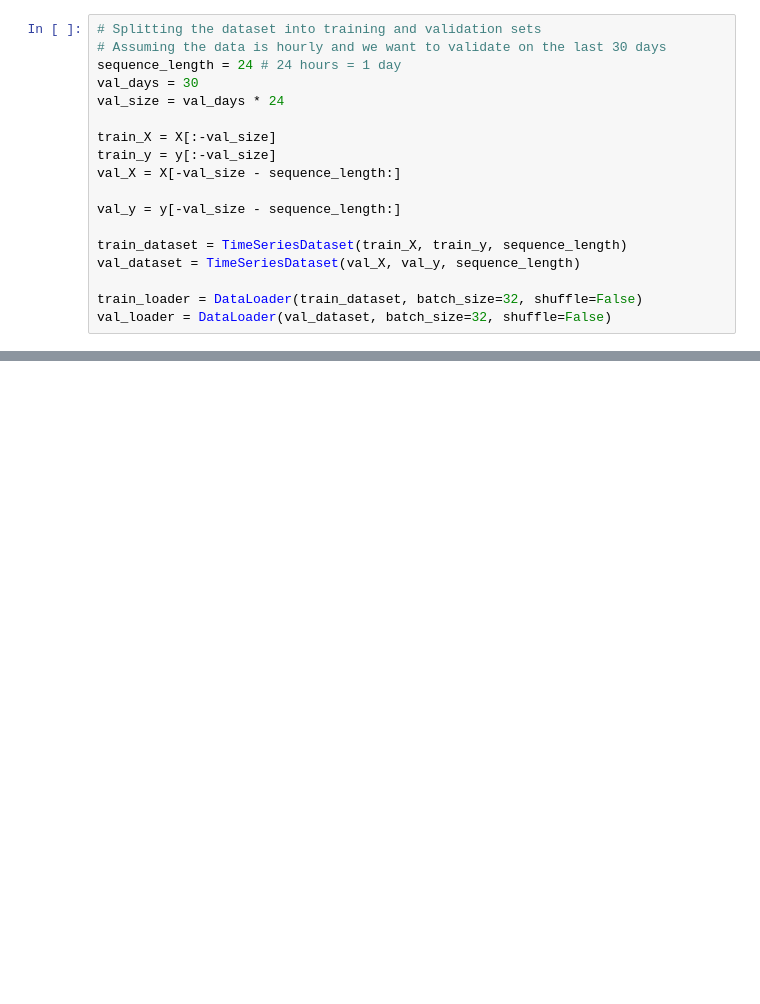
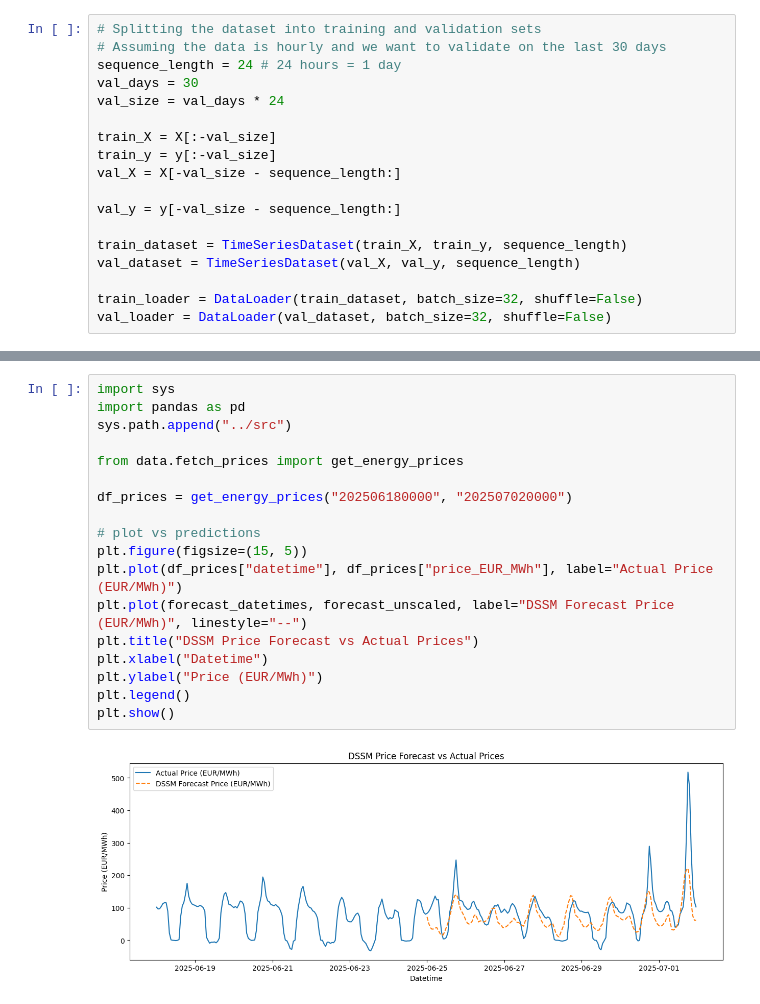
Before and after one commit to Nerboi/aml2025-group-15, a Jupyter notebook: notebooks/07_mamba_test.ipynb, the cells around one changed output, grey strips where cells are left out. Saved outputs shown, nothing was run; the diff lists cells and outputs as text; blank space fills up the shorter version.

```diff
--- a/notebooks/07_mamba_test.ipynb
+++ b/notebooks/07_mamba_test.ipynb
@@ -164,0 +354,20 @@ RuntimeError: Expected all tensors to be on the same device, but found at least
+# %%
+import sys
+import pandas as pd
+sys.path.append("../src")
+
+from data.fetch_prices import get_energy_prices
+
+df_prices = get_energy_prices("202506180000", "202507020000")
+
+# plot vs predictions
+plt.figure(figsize=(15, 5))
+plt.plot(df_prices["datetime"], df_prices["price_EUR_MWh"], label="Actual Price (EUR/MWh)")
+plt.plot(forecast_datetimes, forecast_unscaled, label="DSSM Forecast Price (EUR/MWh)", linestyle="--")
+plt.title("DSSM Price Forecast vs Actual Prices")
+plt.xlabel("Datetime")
+plt.ylabel("Price (EUR/MWh)")
+plt.legend()
+plt.show()
+# %% [output]
+[figure, added]
```
Also changed, not shown: parts of 4 cells of this notebook, 1 other file.
